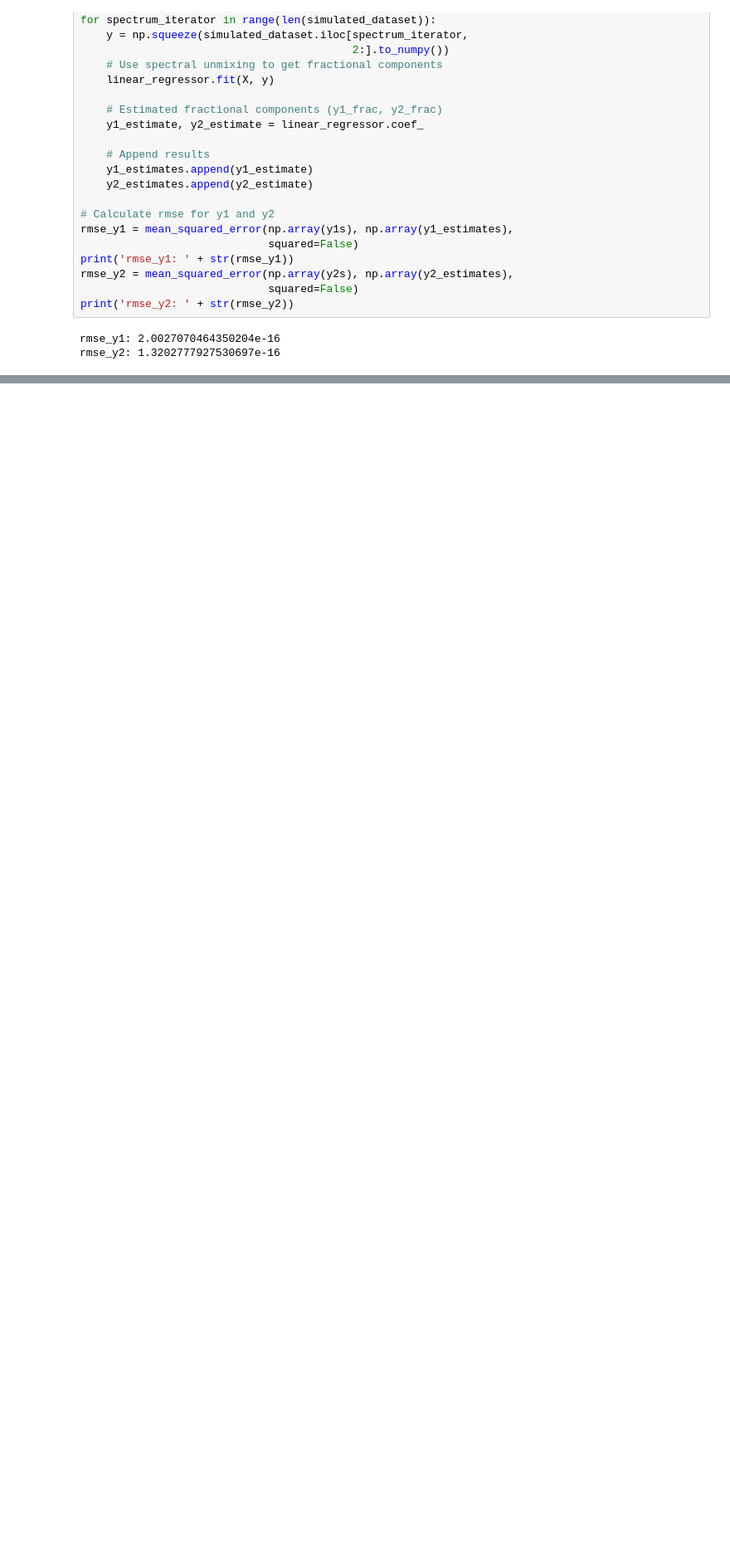
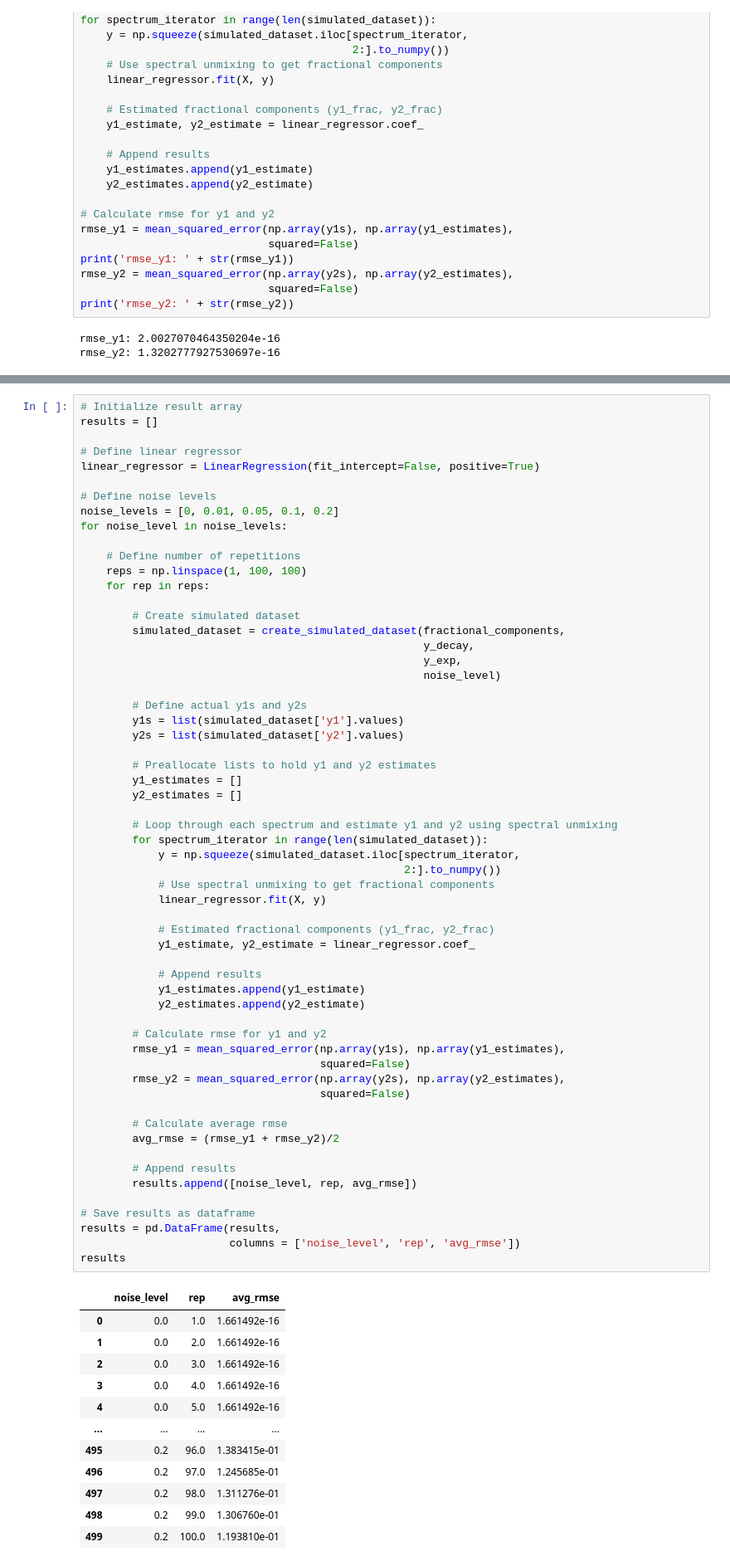
Before and after one commit to kylemjonesislanders/md-anderson, a Jupyter notebook: spectral-unmixing/simulation_experiment.ipynb, the cells around one changed output, grey strips where cells are left out. Shown: that part at 83% size. Cells and saved outputs as stored; diff of their text form; blank space fills up the shorter version.

```diff
--- a/spectral-unmixing/simulation_experiment.ipynb
+++ b/spectral-unmixing/simulation_experiment.ipynb
@@ -238,0 +248,72 @@ rmse_y2: 1.3202777927530697e-16
+# %%
+# Initialize result array
+results = []
+
+# Define linear regressor
+linear_regressor = LinearRegression(fit_intercept=False, positive=True)
+
+# Define noise levels
+noise_levels = [0, 0.01, 0.05, 0.1, 0.2]
+for noise_level in noise_levels:
+
+    # Define number of repetitions
+    reps = np.linspace(1, 100, 100)
+    for rep in reps:
+
+        # Create simulated dataset
+        simulated_dataset = create_simulated_dataset(fractional_components,
+                                                     y_decay,
+                                                     y_exp,
+                                                     noise_level)
+
+        # Define actual y1s and y2s
+        y1s = list(simulated_dataset['y1'].values)
+        y2s = list(simulated_dataset['y2'].values)
+
+        # Preallocate lists to hold y1 and y2 estimates
+        y1_estimates = []
+        y2_estimates = []
+
+        # Loop through each spectrum and estimate y1 and y2 using spectral unmixing
+        for spectrum_iterator in range(len(simulated_dataset)):
+            y = np.squeeze(simulated_dataset.iloc[spectrum_iterator,
+                                                  2:].to_numpy())
+            # Use spectral unmixing to get fractional components
+            linear_regressor.fit(X, y)
+
+            # Estimated fractional components (y1_frac, y2_frac)
+            y1_estimate, y2_estimate = linear_regressor.coef_
+
+            # Append results
+            y1_estimates.append(y1_estimate)
+            y2_estimates.append(y2_estimate)
+
+        # Calculate rmse for y1 and y2
+        rmse_y1 = mean_squared_error(np.array(y1s), np.array(y1_estimates),
+                                     squared=False)
+        rmse_y2 = mean_squared_error(np.array(y2s), np.array(y2_estimates),
+                                     squared=False)
+
+        # Calculate average rmse
+        avg_rmse = (rmse_y1 + rmse_y2)/2
+
+        # Append results
+        results.append([noise_level, rep, avg_rmse])
+
+# Save results as dataframe
+results = pd.DataFrame(results,
+                       columns = ['noise_level', 'rep', 'avg_rmse'])
+results
+# %% [output]
+|  | noise_level | rep | avg_rmse |
+| 0 | 0.0 | 1.0 | 1.661492e-16 |
+| 1 | 0.0 | 2.0 | 1.661492e-16 |
+| 2 | 0.0 | 3.0 | 1.661492e-16 |
+| 3 | 0.0 | 4.0 | 1.661492e-16 |
+| 4 | 0.0 | 5.0 | 1.661492e-16 |
+| ... | ... | ... | ... |
+| 495 | 0.2 | 96.0 | 1.383415e-01 |
+| 496 | 0.2 | 97.0 | 1.245685e-01 |
+| 497 | 0.2 | 98.0 | 1.311276e-01 |
+| 498 | 0.2 | 99.0 | 1.306760e-01 |
+| 499 | 0.2 | 100.0 | 1.193810e-01 |
```
Also changed, not shown: parts of 8 cells of this notebook.
